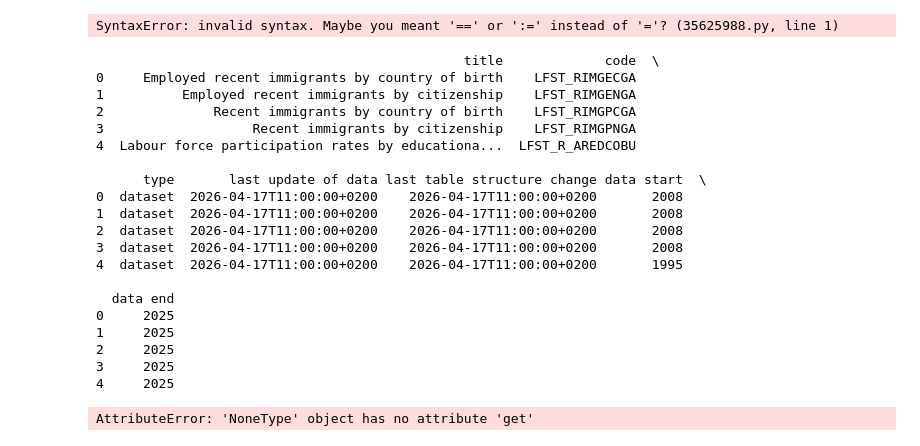
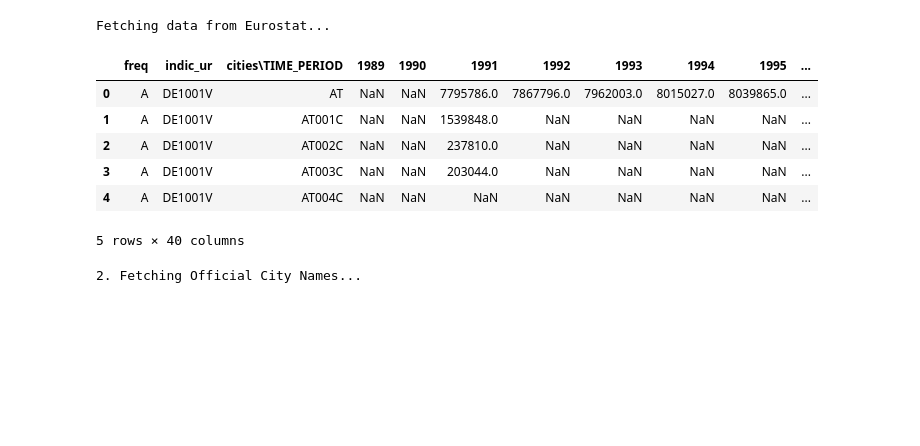
Before and after one commit to lucamar91/qkd_networks, a Jupyter notebook: Eurostat test.ipynb, the cells around one changed output. Drawn from its saved outputs; the diff is of its cells as text; code cells hidden in the pictures; blank space fills up the shorter version.

```diff
--- a/Eurostat test.ipynb
+++ b/Eurostat test.ipynb
@@ -3,42 +0,0 @@ import eurostat
-# %%
-eurostat.get_toc([agency='all'], [dataset='all'], [lang='en'])
-# %% [output]
-SyntaxError: invalid syntax. Maybe you meant '==' or ':=' instead of '='? (35625988.py, line 1)
-# %%
-
-# 1. Find available datasets
-toc_df = eurostat.get_toc_df()
-print(toc_df.head())
-# 2. Get parameters for a dataset
-code = 'GOV_10DD_SLGD'
-pars = eurostat.get_pars(code)
-print("Parameters:", pars)
-# 3. Get possible values for a parameter
-geo_values = eurostat.get_par_values(code, 'geo')
-print("Geo values:", geo_values)
-# 4. Download filtered data as DataFrame
-filter_pars = {'startPeriod': 2019, 'geo': ['AT', 'BE']}
-data_df = eurostat.get_data_df(code, filter_pars=filter_pars)
-print(data_df.head())
-# %% [output]
-                                               title             code  \
-0     Employed recent immigrants by country of birth    LFST_RIMGECGA
-1          Employed recent immigrants by citizenship    LFST_RIMGENGA
-2              Recent immigrants by country of birth    LFST_RIMGPCGA
-3                   Recent immigrants by citizenship    LFST_RIMGPNGA
-4  Labour force participation rates by educationa...  LFST_R_AREDCOBU
-
-      type       last update of data last table structure change data start  \
-0  dataset  2026-04-17T11:00:00+0200    2026-04-17T11:00:00+0200       2008
-1  dataset  2026-04-17T11:00:00+0200    2026-04-17T11:00:00+0200       2008
-2  dataset  2026-04-17T11:00:00+0200    2026-04-17T11:00:00+0200       2008
-3  dataset  2026-04-17T11:00:00+0200    2026-04-17T11:00:00+0200       2008
-4  dataset  2026-04-17T11:00:00+0200    2026-04-17T11:00:00+0200       1995
-
-  data end
-0     2025
-1     2025
-2     2025
-3     2025
-4     2025
-AttributeError: 'NoneType' object has no attribute 'get'
@@ -44,0 +13,19 @@ AttributeError: 'NoneType' object has no attribute 'get'
+# %%
+
+# City population dataset from Eurostat
+print("Fetching data from Eurostat...")
+dataset_code = 'urb_cpop1'
+df = eurostat.get_data_df(dataset_code)
+
+# 'indic_ur' == 'DE1001V' is the Eurostat code for "Jan 1 Total Population"
+df_pop = df[df['indic_ur'] == 'DE1001V'].copy()
+df_pop.head()
+# %% [output]
+Fetching data from Eurostat...
+|  | freq | indic_ur | cities\TIME_PERIOD | 1989 | 1990 | 1991 | 1992 | 1993 | 1994 | 1995 | ... |
+| 0 | A | DE1001V | AT | NaN | NaN | 7795786.0 | 7867796.0 | 7962003.0 | 8015027.0 | 8039865.0 | ... |
+| 1 | A | DE1001V | AT001C | NaN | NaN | 1539848.0 | NaN | NaN | NaN | NaN | ... |
+| 2 | A | DE1001V | AT002C | NaN | NaN | 237810.0 | NaN | NaN | NaN | NaN | ... |
+| 3 | A | DE1001V | AT003C | NaN | NaN | 203044.0 | NaN | NaN | NaN | NaN | ... |
+| 4 | A | DE1001V | AT004C | NaN | NaN | NaN | NaN | NaN | NaN | NaN | ... |
+5 rows × 40 columns
@@ -44,0 +40,15 @@ AttributeError: 'NoneType' object has no attribute 'get'
+# %%
+# Replaces all Nan with the newest data point and fills it all in the first column, then we extract that column and save it as population
+df_pop['population'] = df_pop[year_columns].bfill(axis='columns').iloc[:, 0]
+df_pop = df_pop[['city_code', 'population']].dropna()
+# Keep only rows where the string length of the city code is strictly greater than 2
+df_pop = df_pop[df_pop['city_code'].astype(str).str.len() > 2]
+print("2. Fetching Official City Names...")
+# Get names and map them to the codes
+dic = eurostat.get_dic('urb_cpop1', 'cities')
+if not dic:
+    dic = eurostat.get_dic('urb_cpop1', 'geo')
+
+df_pop['city_name'] = df_pop['city_code'].map(dict(dic))
+# %% [output]
+2. Fetching Official City Names...
```
Also changed, not shown: parts of 9 cells of this notebook, 4 other files.
